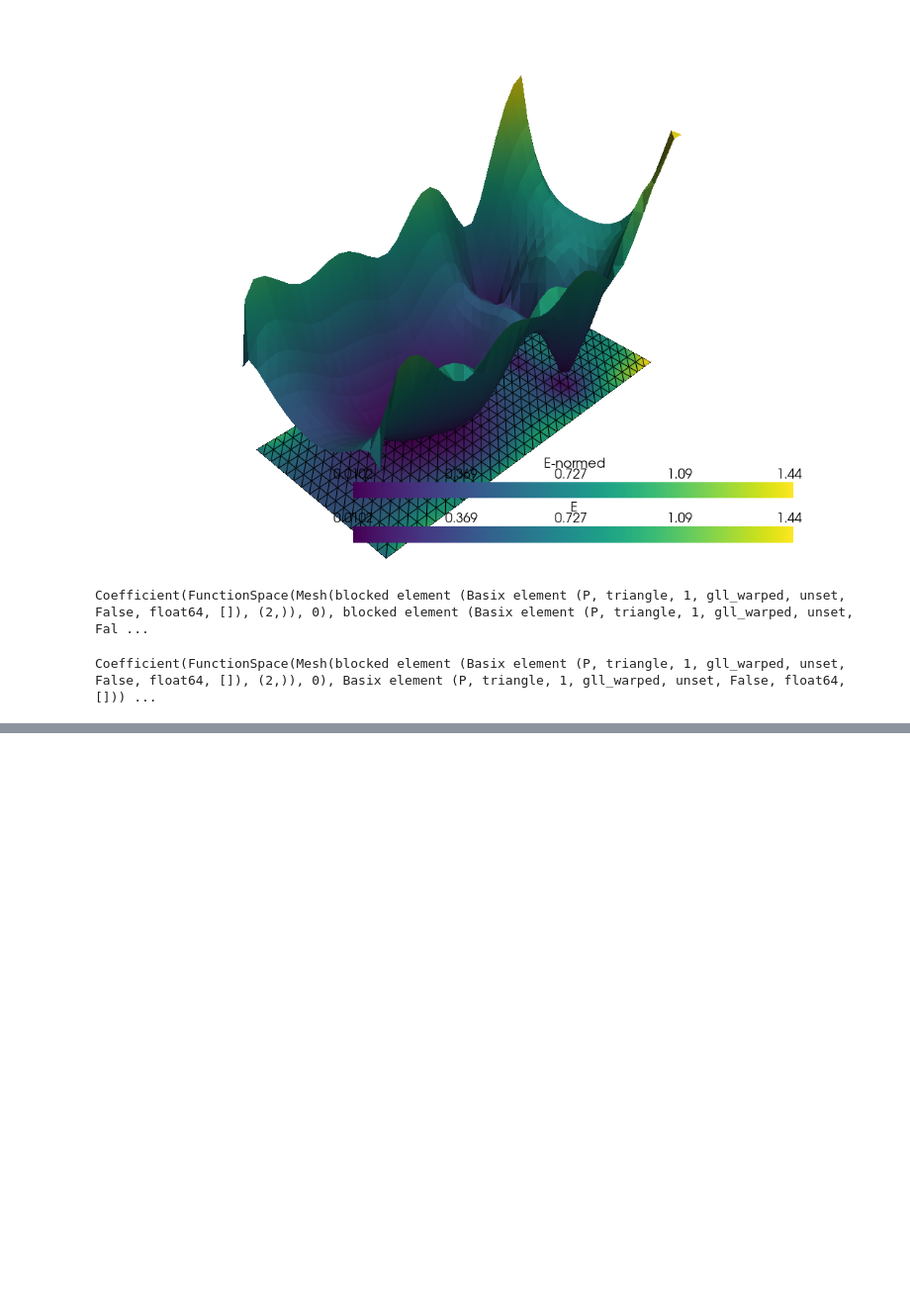
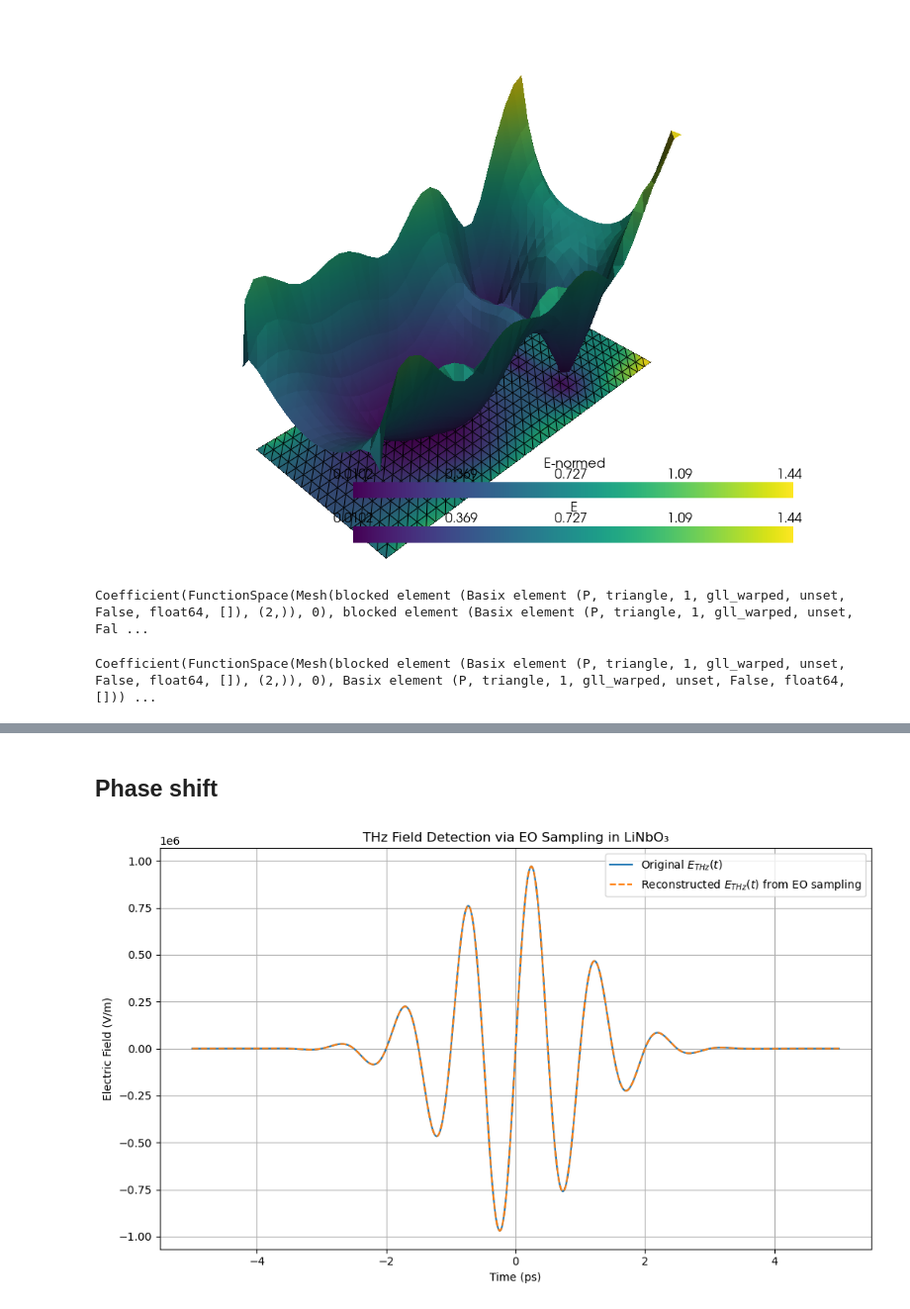
Before and after one commit to yuyouyou032/EFieldSim, a Jupyter notebook: ln_eo_sim.ipynb, the cells around one changed output, grey strips where cells are left out. Shown at 99% size. Cells and saved outputs as stored; diff of their text form; code cells hidden in the pictures; blank space fills up the shorter version.

```diff
--- a/ln_eo_sim.ipynb
+++ b/ln_eo_sim.ipynb
@@ -158,0 +292,43 @@ Coefficient(FunctionSpace(Mesh(blocked element (Basix element (P, triangle, 1, g
+# %% [markdown]
+## Phase shift
+# %%
+import numpy as np
+import matplotlib.pyplot as plt
+
+# Constants
+lambda_probe = 800e-9          # probe wavelength (800 nm)
+n0 = 2.2                       # refractive index of LiNbO3 at 800 nm
+r33 = 30.8e-12                 # electro-optic coefficient r33 in m/V
+d = 0.5e-3                     # EO crystal thickness = 0.5 mm
+
+# Time array
+t = np.linspace(-5e-12, 5e-12, 2000)  # from -5 ps to 5 ps
+
+# Simulated THz electric field: sine-modulated Gaussian pulse
+f_thz = 1e12  # 1 THz
+sigma = 1e-12
+E0 = 1e6  # 100 kV/cm = 1e6 V/m
+E_thz = E0 * np.exp(-t**2 / (2 * sigma**2)) * np.sin(2 * np.pi * f_thz * t)
+
+# Phase shift induced by THz field
+delta_phi = (2 * np.pi / lambda_probe) * n0**3 * r33 * d * E_thz  # in radians
+
+# Detector signal approximation (small-angle)
+signal = delta_phi  # proportional to E_thz
+
+# Reconstruct E_thz from the signal
+E_reconstructed = (lambda_probe / (2 * np.pi * n0**3 * r33 * d)) * signal
+
+# Plotting
+plt.figure(figsize=(10, 6))
+plt.plot(t * 1e12, E_thz, label='Original $E_{THz}(t)$')
+plt.plot(t * 1e12, E_reconstructed, '--', label='Reconstructed $E_{THz}(t)$ from EO sampling')
+plt.xlabel('Time (ps)')
+plt.ylabel('Electric Field (V/m)')
+plt.title('THz Field Detection via EO Sampling in LiNbO₃')
+plt.legend()
+plt.grid(True)
+plt.tight_layout()
+plt.show()
+# %% [output]
+[figure, added]
```
Also changed, not shown: parts of 12 cells of this notebook, 8 other files.
